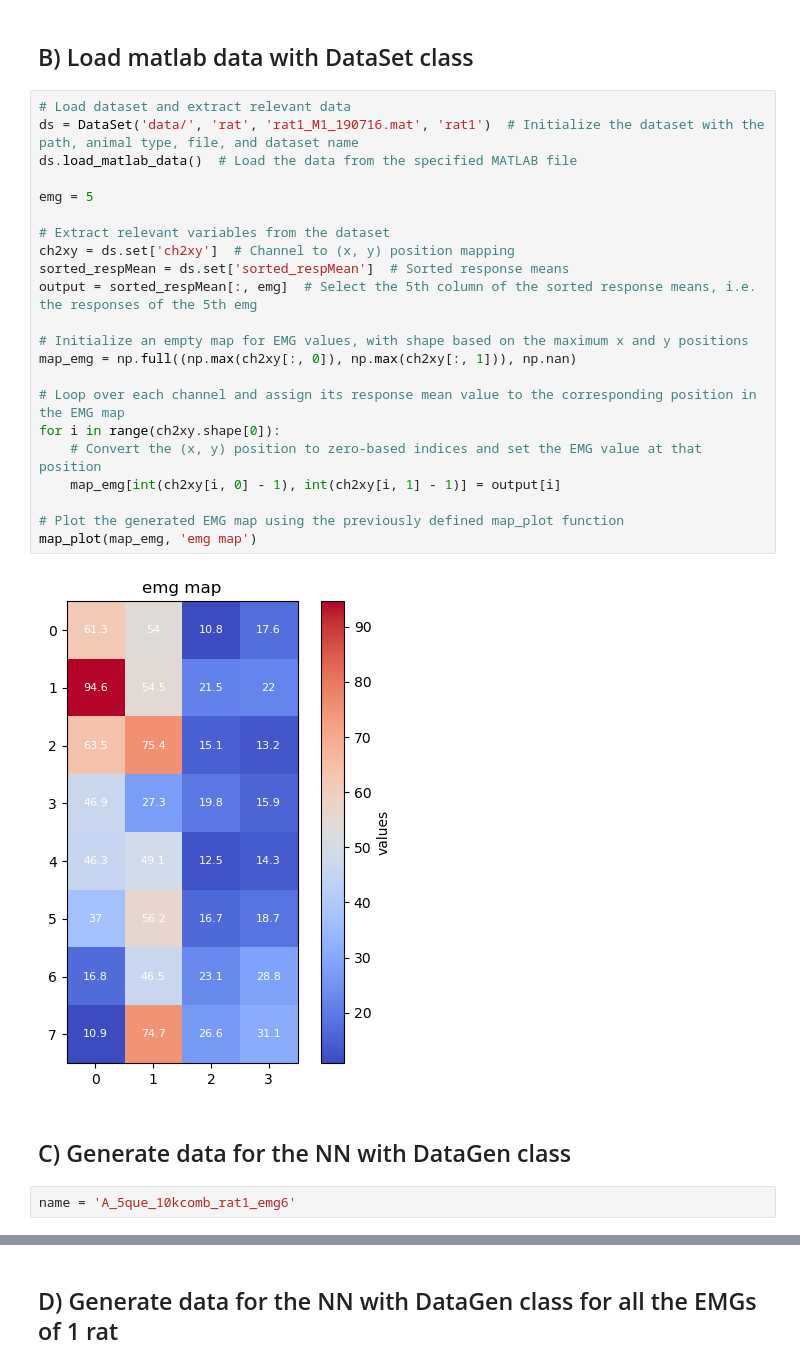
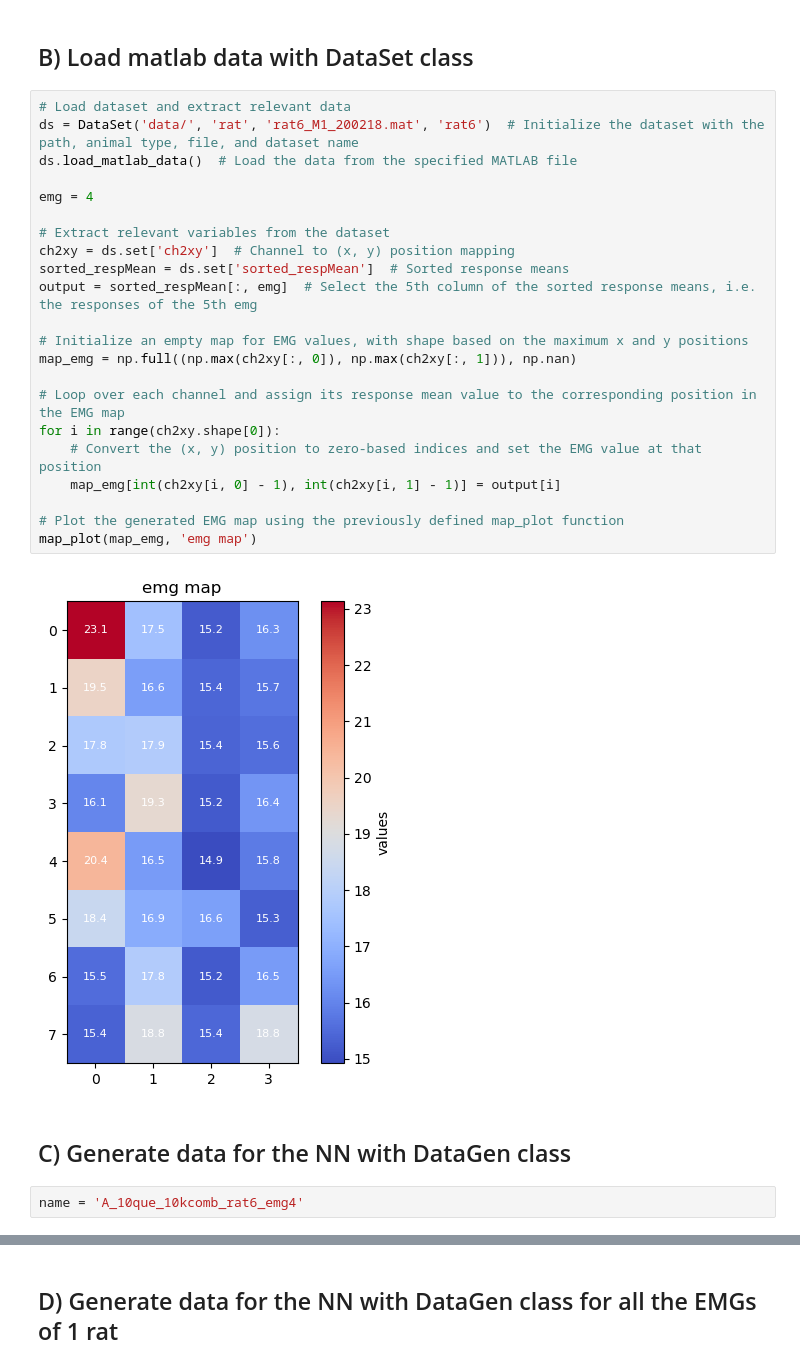
Before and after one commit to theodore2leusse/NNonlineGP, a Jupyter notebook: generate_dataset.ipynb, the cells around one changed output, grey strips where cells are left out. Drawn from its saved outputs; the diff is of its cells as text.

```diff
--- a/generate_dataset.ipynb
+++ b/generate_dataset.ipynb
@@ -22,31 +15,31 @@ from utilities import standardize_vector, map_plot, labeled_inputs_plot, compare
 ## B) Load matlab data with DataSet class
 # %%
 # Load dataset and extract relevant data
-ds = DataSet('data/', 'rat', 'rat1_M1_190716.mat', 'rat1')  # Initialize the dataset with the path, animal type, file, and dataset name
+ds = DataSet('data/', 'rat', 'rat6_M1_200218.mat', 'rat6')  # Initialize the dataset with the path, animal type, file, and dataset name
 ds.load_matlab_data()  # Load the data from the specified MATLAB file
 
-emg = 5
+emg = 4
 
 # Extract relevant variables from the dataset
 ch2xy = ds.set['ch2xy']  # Channel to (x, y) position mapping
 sorted_respMean = ds.set['sorted_respMean']  # Sorted response means
 output = sorted_respMean[:, emg]  # Select the 5th column of the sorted response means, i.e. the responses of the 5th emg
 
 # Initialize an empty map for EMG values, with shape based on the maximum x and y positions
 map_emg = np.full((np.max(ch2xy[:, 0]), np.max(ch2xy[:, 1])), np.nan)
 
 # Loop over each channel and assign its response mean value to the corresponding position in the EMG map
 for i in range(ch2xy.shape[0]):
     # Convert the (x, y) position to zero-based indices and set the EMG value at that position
     map_emg[int(ch2xy[i, 0] - 1), int(ch2xy[i, 1] - 1)] = output[i]
 
 # Plot the generated EMG map using the previously defined map_plot function
 map_plot(map_emg, 'emg map')
 # %% [output]
-[figure, old version]
+[figure, new version]
 # %% [markdown]
 ## C) Generate data for the NN with DataGen class
 # %%
-name = 'A_5que_10kcomb_rat1_emg6'
+name = 'A_10que_10kcomb_rat6_emg4'
 # %%
 dg = DataGen(map_emg)
```
Also changed, not shown: parts of 4 cells of this notebook, 13 other files.
